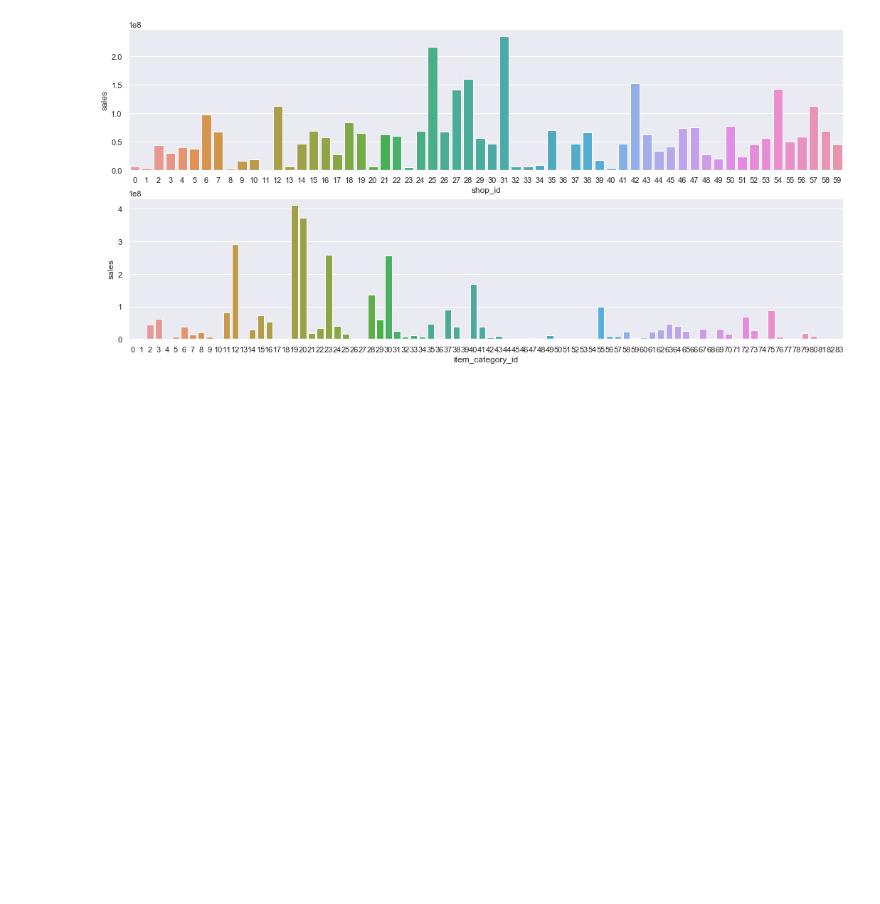
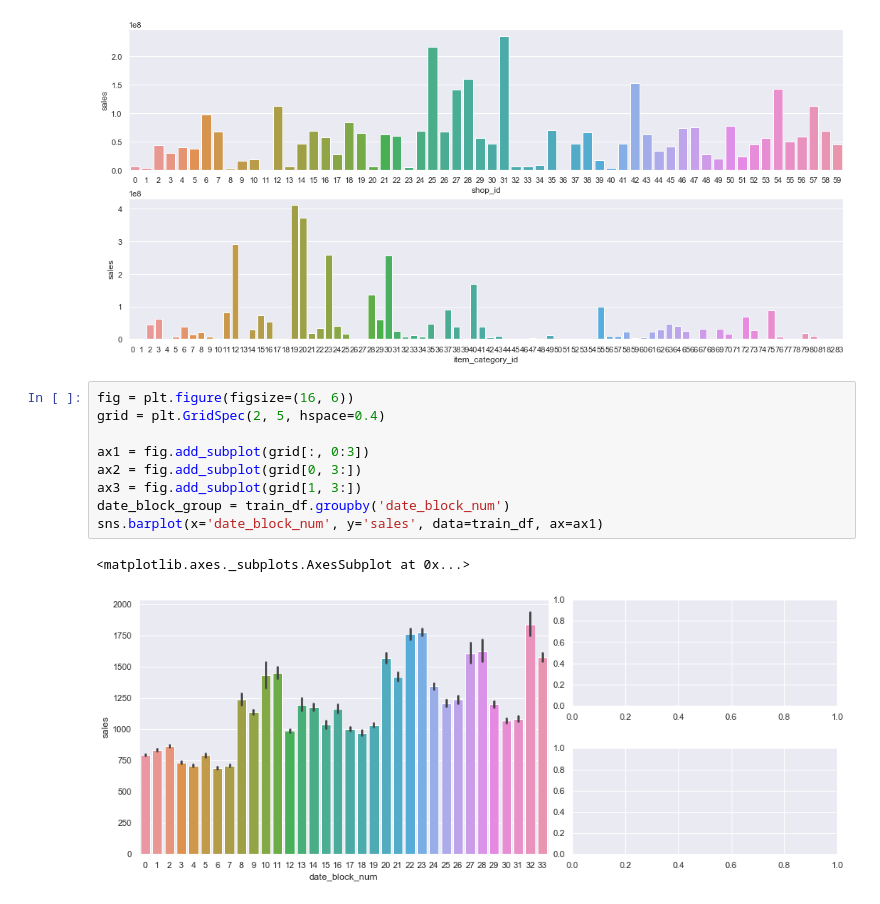
Before and after one commit to Bounty1993/ML-scripts, a Jupyter notebook: future_sales.ipynb, the cells around one changed output. Saved outputs shown, nothing was run; the diff lists cells and outputs as text; blank space fills up the shorter version.

Commit message:
making charts

```diff
--- a/future_sales.ipynb
+++ b/future_sales.ipynb
@@ -82,3 +82,15 @@ sns.barplot(x='item_category_id', y='sales', data=total_shop, ax=ax[1])
 # %% [output]
 <matplotlib.axes._subplots.AxesSubplot at 0x...>
 [figure]
+# %%
+fig = plt.figure(figsize=(16, 6))
+grid = plt.GridSpec(2, 5, hspace=0.4)
+
+ax1 = fig.add_subplot(grid[:, 0:3])
+ax2 = fig.add_subplot(grid[0, 3:])
+ax3 = fig.add_subplot(grid[1, 3:])
+date_block_group = train_df.groupby('date_block_num')
+sns.barplot(x='date_block_num', y='sales', data=train_df, ax=ax1)
+# %% [output]
+<matplotlib.axes._subplots.AxesSubplot at 0x...>
+[figure, added]
```
Also changed, not shown: parts of 2 cells of this notebook.
